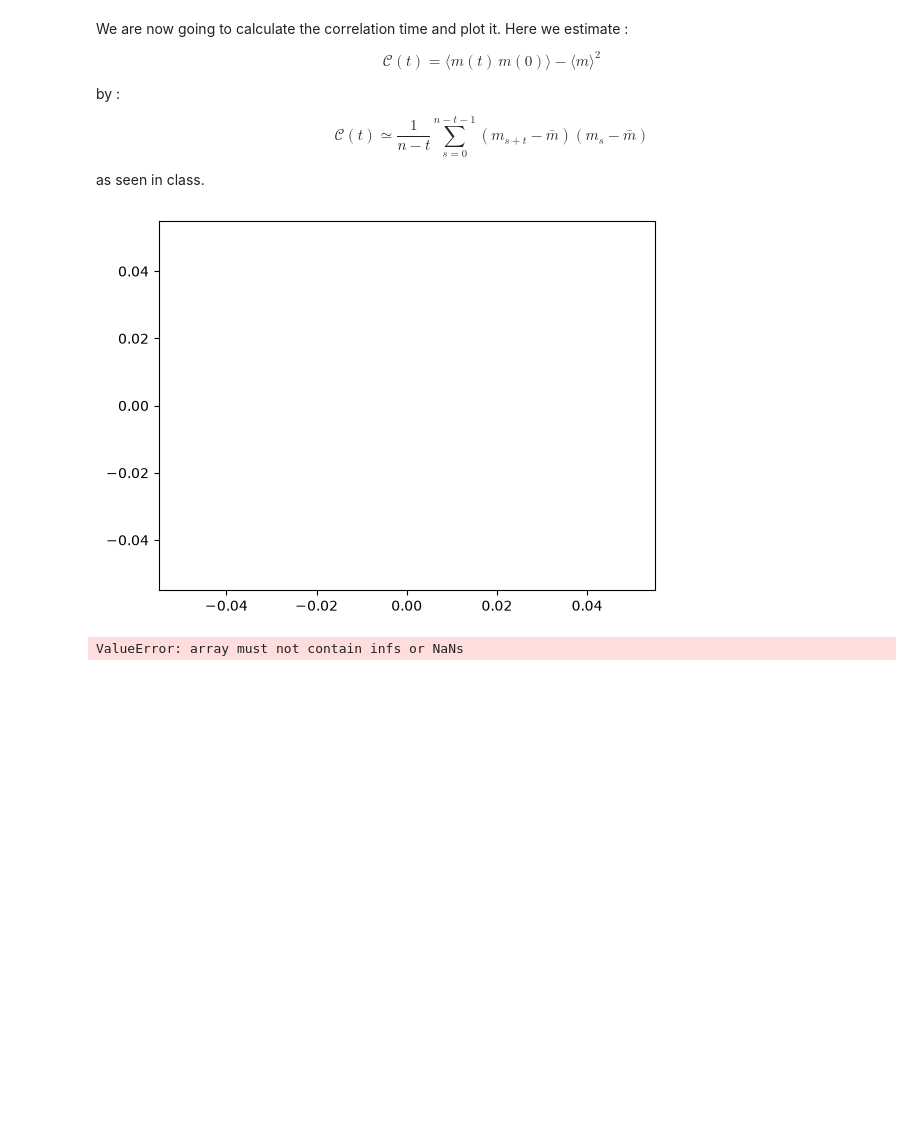
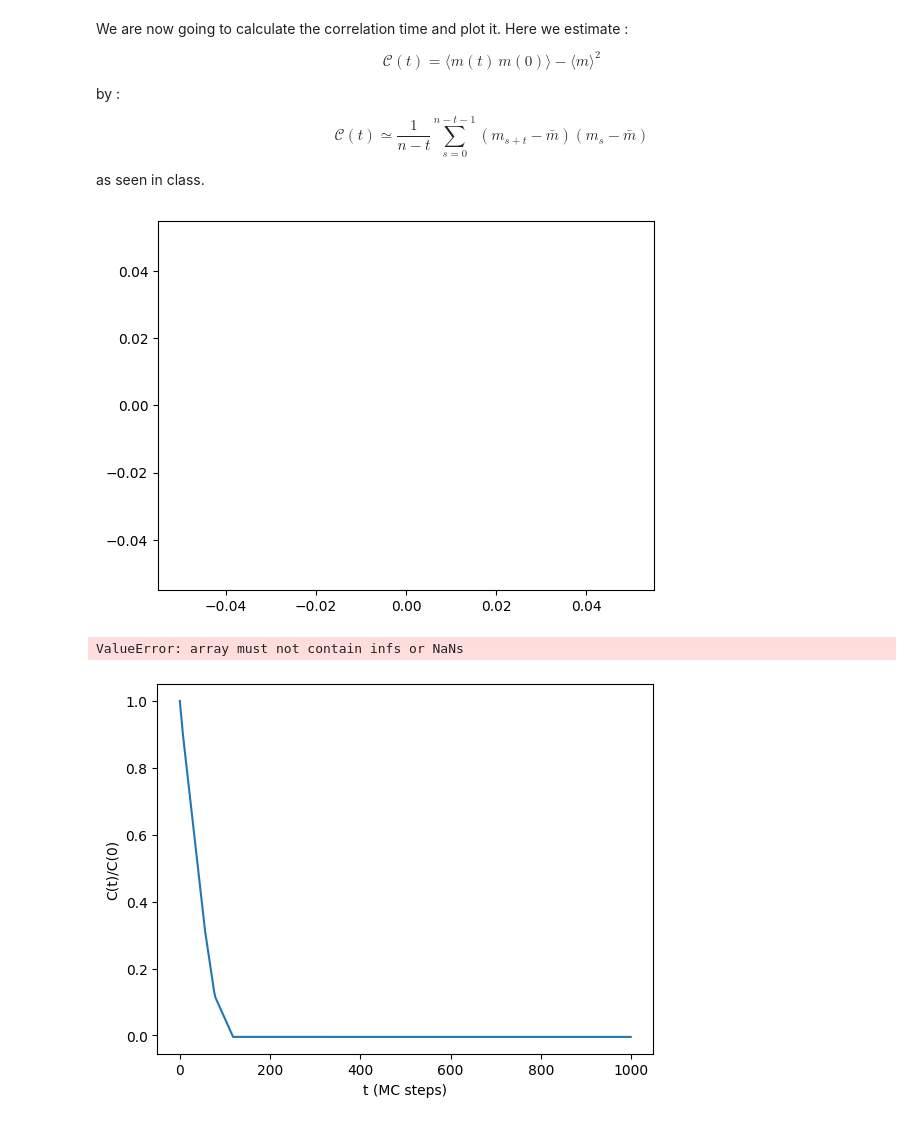
Before and after one commit to BigotQuentin/self-learning-monte-carlo, a Jupyter notebook: dossierdecode/complete_training.ipynb, the cells around one changed output. Drawn from its saved outputs; the diff is of its cells as text; code cells hidden in the pictures; blank space fills up the shorter version.

```diff
--- a/dossierdecode/complete_training.ipynb
+++ b/dossierdecode/complete_training.ipynb
@@ -88,7 +88,7 @@ plt.show()
 # %% [output]
 [figure]
 # %%
-configs_ini, energies = metropolis_hastings(energy, n_configs, L, T, rng, delta_energy, n_warmup)
+configs_ini, energies = metropolis_hastings(energy, n_configs, L, T, rng, delta_energy, n_warmup, length_cycle=1)
 # %% [markdown]
 ## Step 2 : we train H_eff on those configs
 # %% [markdown]
@@ -298,5 +298,25 @@ plt.show()
 
 print(autocorrelation_time(corr))
 # %% [output]
-[figure, old version]
+[figure, new version]
 ValueError: array must not contain infs or NaNs
+# %%
+def autocorrelation(x: np.ndarray, t_max: int) -> np.ndarray:
+    """Normalized autocorrelation C(t)/C(0) for t = 0, ..., t_max - 1, using np.correlate."""
+    x = x - x.mean()
+    n = len(x)
+    full = np.correlate(x, x, mode="full")[n - 1 : n - 1 + t_max]  # sum_s x_s x_{s+t}, for t >= 0
+    corr = full / (n - np.arange(t_max))                            # 1/(n-t) normalization
+    return corr / corr[0]
+# %%
+t_max = 1000                                     # max time lag, must be several tau
+
+m = np.abs(np.mean(configs_ini, axis=(1, 2)))   # full series of |m|, one value per stored config
+corr = autocorrelation(m, t_max)
+
+lags = np.arange(t_max)
+plt.plot(lags, corr)
+plt.xlabel("t (MC steps)"); plt.ylabel("C(t)/C(0)")
+plt.show()
+# %% [output]
+[figure, added]
```
Also changed, not shown: parts of 3 cells of this notebook.
